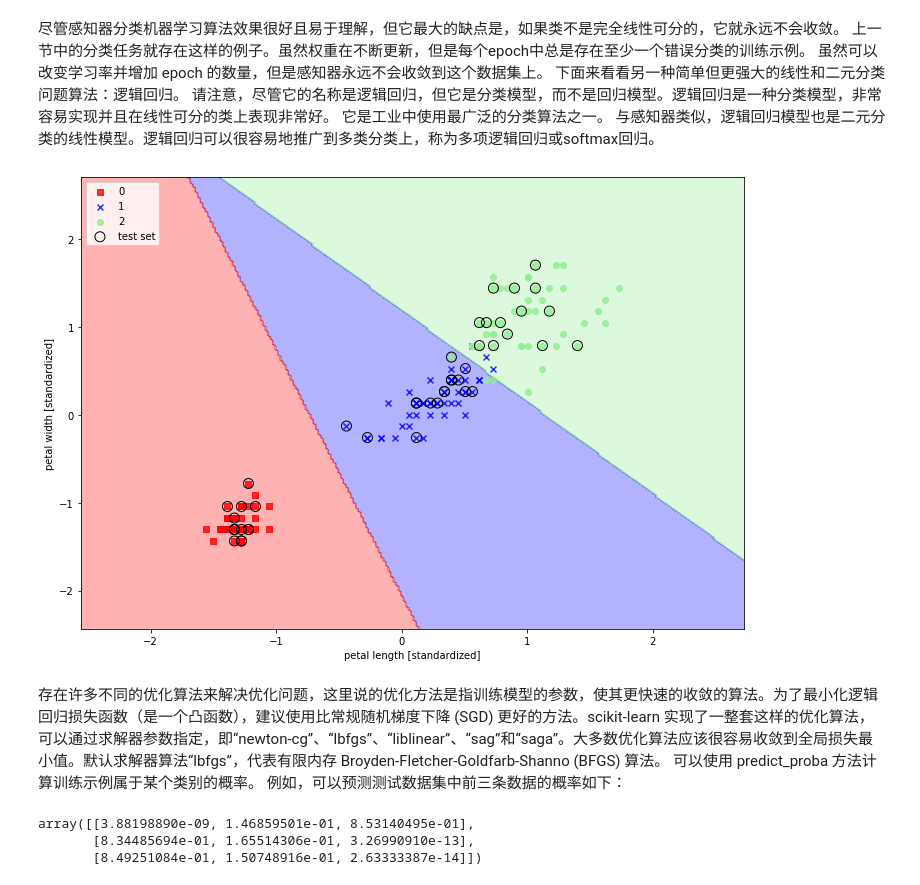
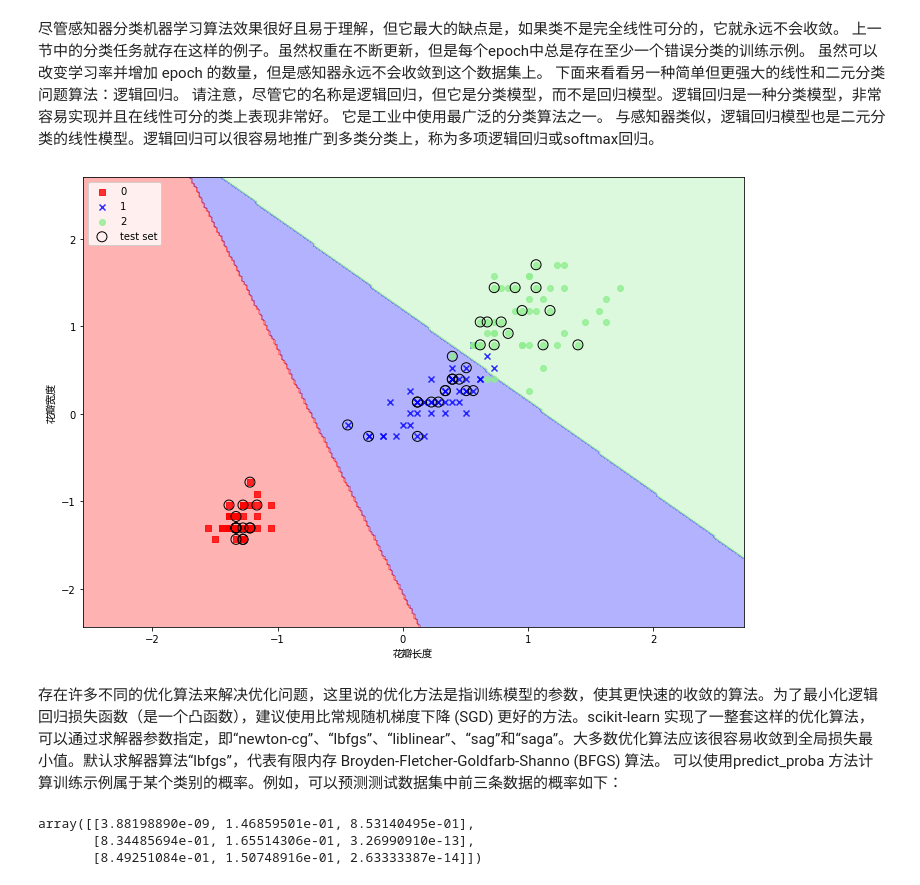
Before and after one commit to ShuningCui/CollegeComputerAI, a Jupyter notebook: 7_4_Classification_Clustering/Classification.ipynb, the cells around one changed output. Saved outputs shown, nothing was run; the diff lists cells and outputs as text; code cells hidden in the pictures.

```diff
--- a/7_4_Classification_Clustering/Classification.ipynb
+++ b/7_4_Classification_Clustering/Classification.ipynb
@@ -120,18 +120,18 @@ plt.show()
 # %%
 from sklearn.linear_model import LogisticRegression
 lr = LogisticRegression(C=100.0, random_state=1, solver='lbfgs', multi_class='ovr')
 lr.fit(X_train, y_train)
 plot_decision_regions(X_combined_std, y_combined, classifier=lr, test_idx=range(105, 150))
-plt.xlabel('花瓣长度')
-plt.ylabel('花瓣宽度')
+plt.xlabel('花瓣长度', fontproperties='Microsoft YaHei')
+plt.ylabel('花瓣宽度', fontproperties='Microsoft YaHei')
 plt.legend(loc='upper left')
 plt.tight_layout()
 plt.show()
 # %% [output]
-[figure, old version]
+[figure, new version]
 # %% [markdown]
 存在许多不同的优化算法来解决优化问题，这里说的优化方法是指训练模型的参数，使其更快速的收敛的算法。为了最小化逻辑回归损失函数（是一个凸函数），建议使用比常规随机梯度下降 (SGD) 更好的方法。scikit-learn 实现了一整套这样的优化算法，可以通过求解器参数指定，即“newton-cg”、“lbfgs”、“liblinear”、“sag”和“saga”。大多数优化算法应该很容易收敛到全局损失最小值。默认求解器算法“lbfgs”，代表有限内存 Broyden-Fletcher-Goldfarb-Shanno (BFGS) 算法。
-可以使用 predict_proba 方法计算训练示例属于某个类别的概率。 例如，可以预测测试数据集中前三条数据的概率如下：
+可以使用predict_proba 方法计算训练示例属于某个类别的概率。例如，可以预测测试数据集中前三条数据的概率如下：
 # %%
 lr.predict_proba(X_test[:3, :])
 # %% [output]
```
Also changed, not shown: parts of 1 cell of this notebook, 2 other files.
